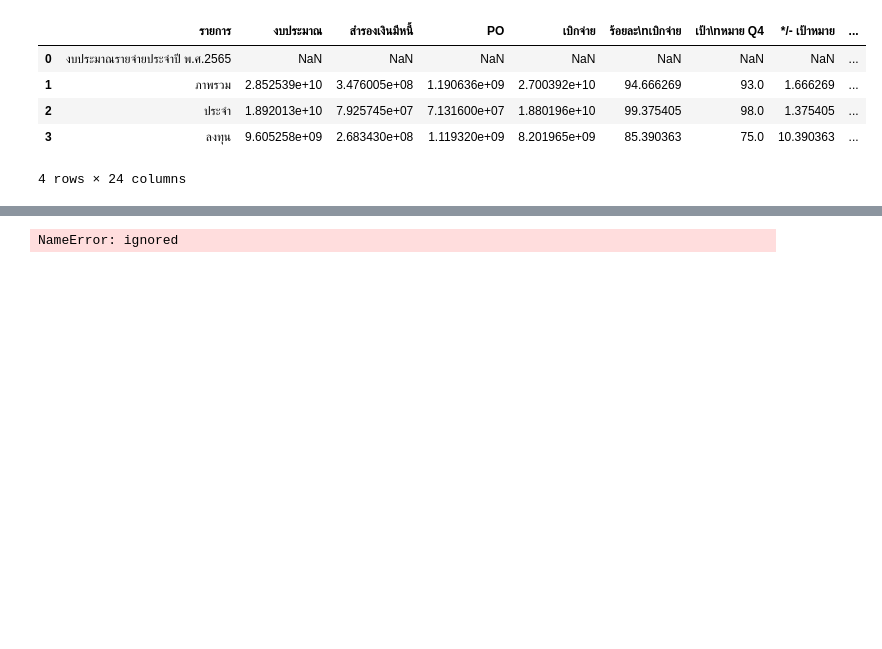
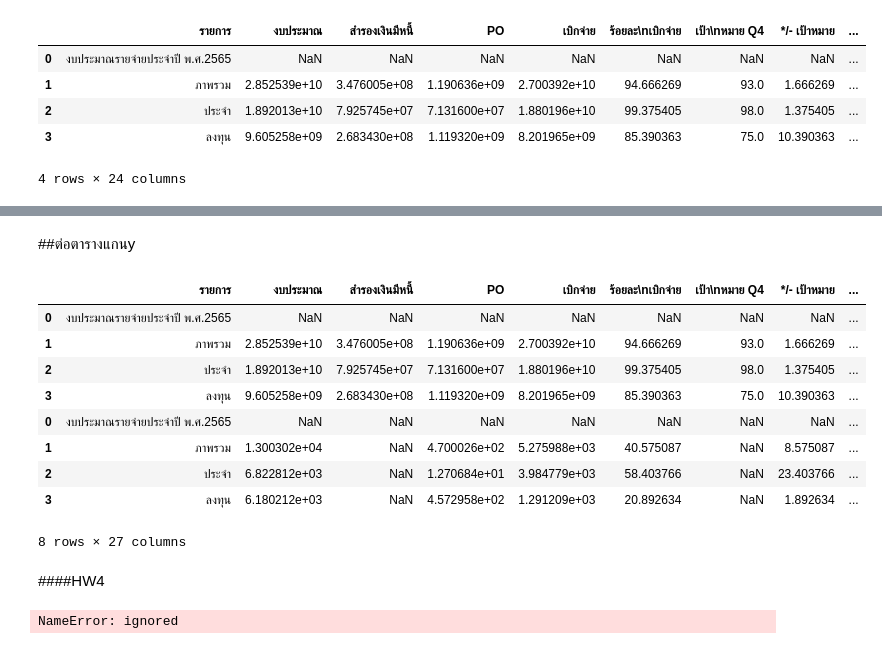
Before and after one commit to 643021273-8/python-_dataviz2023, a Jupyter notebook: Pandas102.ipynb, the cells around one changed output, grey strips where cells are left out. Saved outputs shown, nothing was run; the diff lists cells and outputs as text; code cells hidden in the pictures; blank space fills up the shorter version.

```diff
--- a/Pandas102.ipynb
+++ b/Pandas102.ipynb
@@ -76,5 +76,5 @@ sep_df
 | 3 | ลงทุน | 9.605258e+09 | 2.683430e+08 | 1.119320e+09 | 8.201965e+09 | 85.390363 | 75.0 | 10.390363 | ... |
 4 rows × 24 columns
 # %%
-sep_df.iloc = data1.iloc [-15:,:2]
+sep_df.iloc[-2:,:15]#เฉลยควิซ
 # %% [output]
@@ -81,0 +84,3 @@ NameError: ignored
+# %%
+sep_df['เดือน-ปี'] = len(sep_df)*['sep-65']
+sep_df
@@ -81,0 +94,6 @@ NameError: ignored
+# %%
+oct_df = pd.read_excel('/content/drive/MyDrive/DataViz23Data/0ct65.xlsx',header=9,skipfooter=27)
+oct_df
+oct_df.iloc[-2:,:15]
+oct_df['เดือน-ปี'] = len(oct_df)*['oct-65']
+oct_df
@@ -82,3 +106,21 @@ NameError: ignored
+# %% [markdown]
+##ต่อตารางแกนy
+# %%
+sep_oct_df = pd.concat([sep_df, oct_df])
+sep_oct_df
+# %% [output]
+|  | รายการ | งบประมาณ | สำรองเงินมีหนี้ | PO | เบิกจ่าย | ร้อยละ\nเบิกจ่าย | เป้า\nหมาย Q4 | */- เป้าหมาย | ... |
+| 0 | งบประมาณรายจ่ายประจำปี พ.ศ.2565 | NaN | NaN | NaN | NaN | NaN | NaN | NaN | ... |
+| 1 | ภาพรวม | 2.852539e+10 | 3.476005e+08 | 1.190636e+09 | 2.700392e+10 | 94.666269 | 93.0 | 1.666269 | ... |
+| 2 | ประจำ | 1.892013e+10 | 7.925745e+07 | 7.131600e+07 | 1.880196e+10 | 99.375405 | 98.0 | 1.375405 | ... |
+| 3 | ลงทุน | 9.605258e+09 | 2.683430e+08 | 1.119320e+09 | 8.201965e+09 | 85.390363 | 75.0 | 10.390363 | ... |
+| 0 | งบประมาณรายจ่ายประจำปี พ.ศ.2565 | NaN | NaN | NaN | NaN | NaN | NaN | NaN | ... |
+| 1 | ภาพรวม | 1.300302e+04 | NaN | 4.700026e+02 | 5.275988e+03 | 40.575087 | NaN | 8.575087 | ... |
+| 2 | ประจำ | 6.822812e+03 | NaN | 1.270684e+01 | 3.984779e+03 | 58.403766 | NaN | 23.403766 | ... |
+| 3 | ลงทุน | 6.180212e+03 | NaN | 4.572958e+02 | 1.291209e+03 | 20.892634 | NaN | 1.892634 | ... |
+8 rows × 27 columns
+# %% [markdown]
+####HW4
 # %%
 data_file_path = os.path.join(path,'pm-20-jan-2021.csv') # เชื่อมกับไฟล์ .csv
 data_df = pd.read_csv(data_file_path)
```
Also changed, not shown: parts of 3 cells of this notebook.
